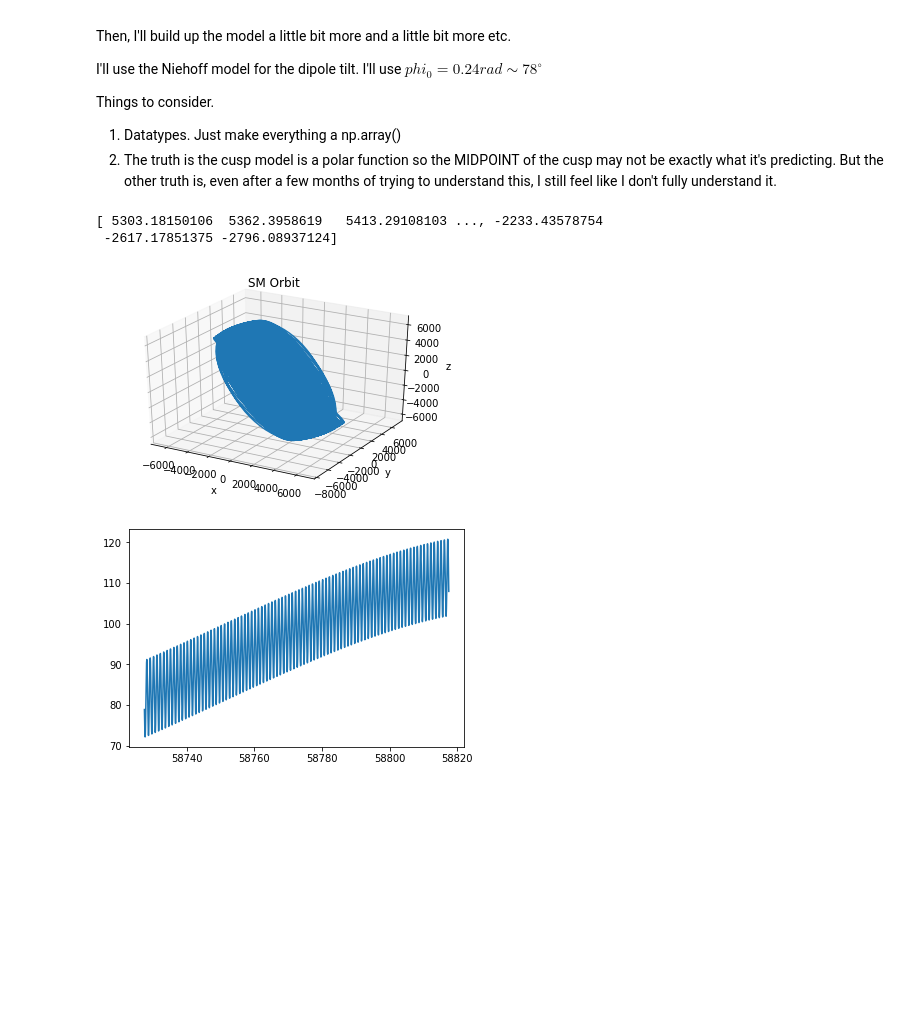
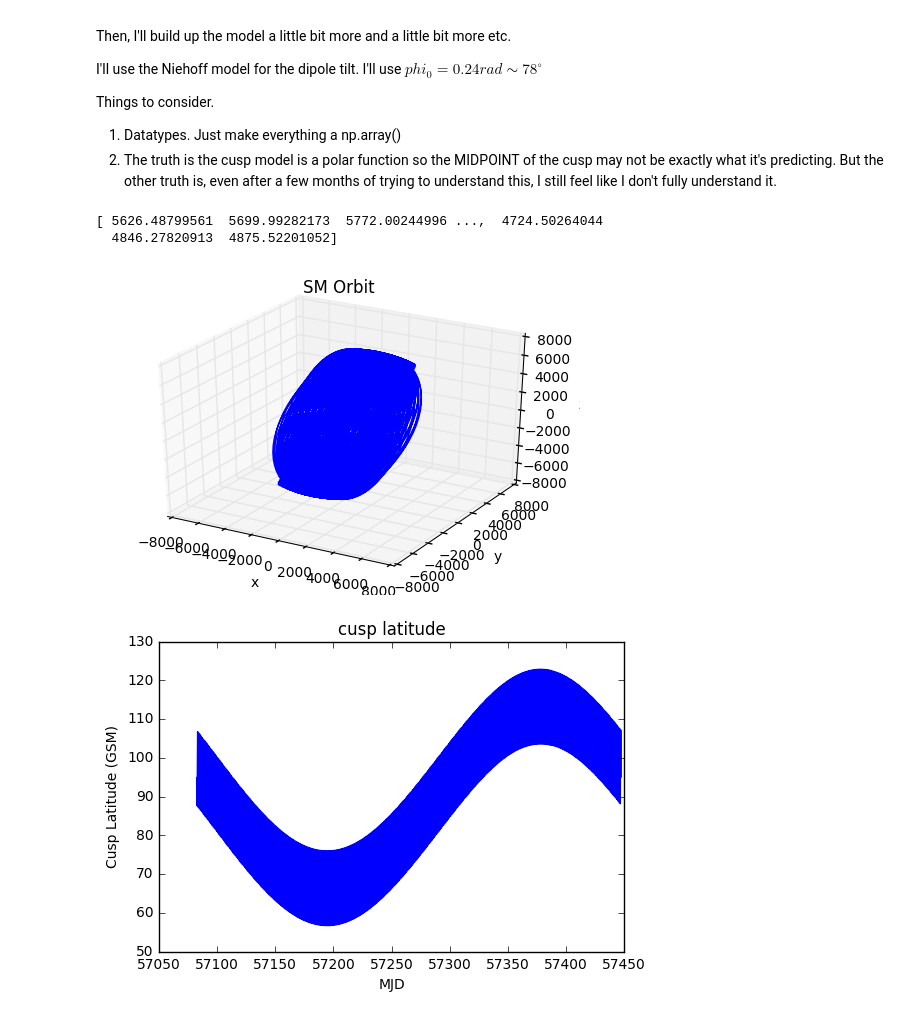
Before and after one commit to fsbr/se3-path-planner, a Jupyter notebook: modularPlanner/Very Simple Cusp Model.ipynb, the cells around one changed output. Cells and saved outputs as stored; diff of their text form; code cells hidden in the pictures; blank space fills up the shorter version.

```diff
--- a/modularPlanner/Very Simple Cusp Model.ipynb
+++ b/modularPlanner/Very Simple Cusp Model.ipynb
@@ -25,11 +25,12 @@ import sys
 Re = 6371
 earth_radius_ax = 1.5*Re #km
 #adding the year data here so I don't have to crush my github repo
-pathname = '../../data-se3-path-planner/yearData/cuspCrossings2019/'
-pathname = '../../batch2019/'
+pathname = '../../data-se3-path-planner/yearData/batch2015/'
+pathname = '../../data-se3-path-planner/yearData/year2019/'
+# pathname = '../../batch2019/'
 sys.path.append(pathname)
 # %%
-df = pd.read_csv(pathname + 'Sep60_results.csv')
+df = pd.read_csv(pathname + 'Mar65_results.csv')
 GMAT_MJD_OFFSET = 29999.5
 t = df['DefaultSC.A1ModJulian'] + GMAT_MJD_OFFSET
 x = df['DefaultSC.gse.X']
@@ -43,6 +44,7 @@ za = np.array(z)
 print(za)
 ta = np.array(t)
 
+c_system = 'GSM'
 spacecraft = coord.Coords([[i,j,k] for i,j,k in zip(x,y,z)], 'GSE', 'car')
 spacecraft.ticks = Ticktock(t,'MJD')
 spacecraft = spacecraft.convert('SM','car')
@@ -57,22 +59,26 @@ ax.set_ylabel('y')
 ax.set_zlabel('z')
 plt.show()
 # %% [output]
-[ 5303.18150106  5362.3958619   5413.29108103 ..., -2233.43578754
- -2617.17851375 -2796.08937124]
+[ 5626.48799561  5699.99282173  5772.00244996 ...,  4724.50264044
+  4846.27820913  4875.52201052]
-[figure, old version]
+[figure, new version]
 # %%
 # this is the part where I actually do it
 
 phi_0 = 0.24
 
 psi = tsyg.getTilt(t)
+# r = np.linspace(0,10)
 
 # dude if i made a parthenthetical error like this ill be really sad
 
 plt.plot(spacecraft.ticks.MJD, 90 - (phi_0 + psi))
+plt.title('cusp latitude')
+plt.xlabel('MJD')
+plt.ylabel('Cusp Latitude (GSM)')
 plt.show()
 # %% [output]
-[figure, old version]
+[figure, new version]
 # %%
 r = np.sqrt(xa**2 + ya**2 + za**2)/Re
 print("r equals to",r)
```
Also changed, not shown: parts of 4 cells of this notebook, 3 other files.
